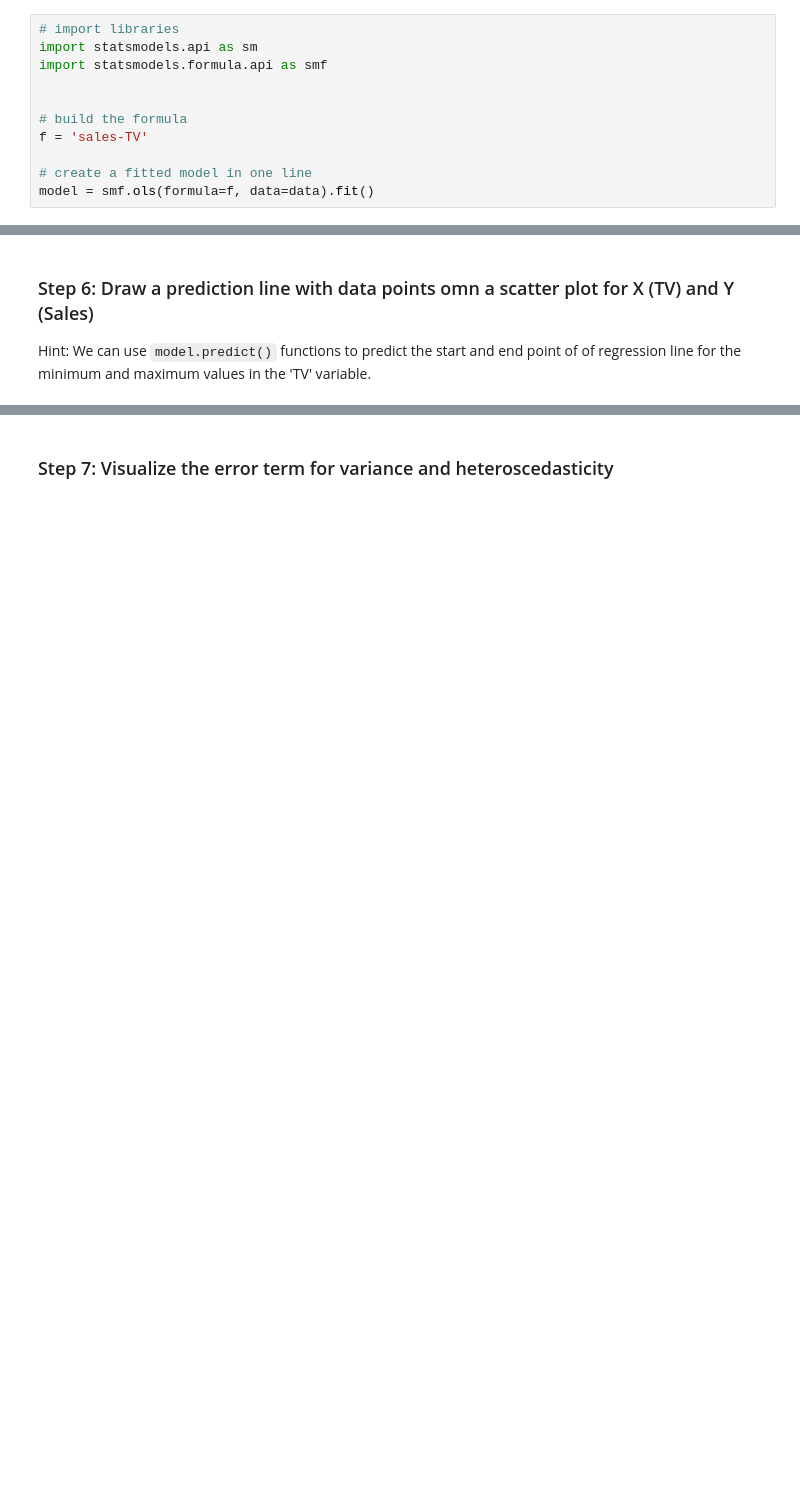
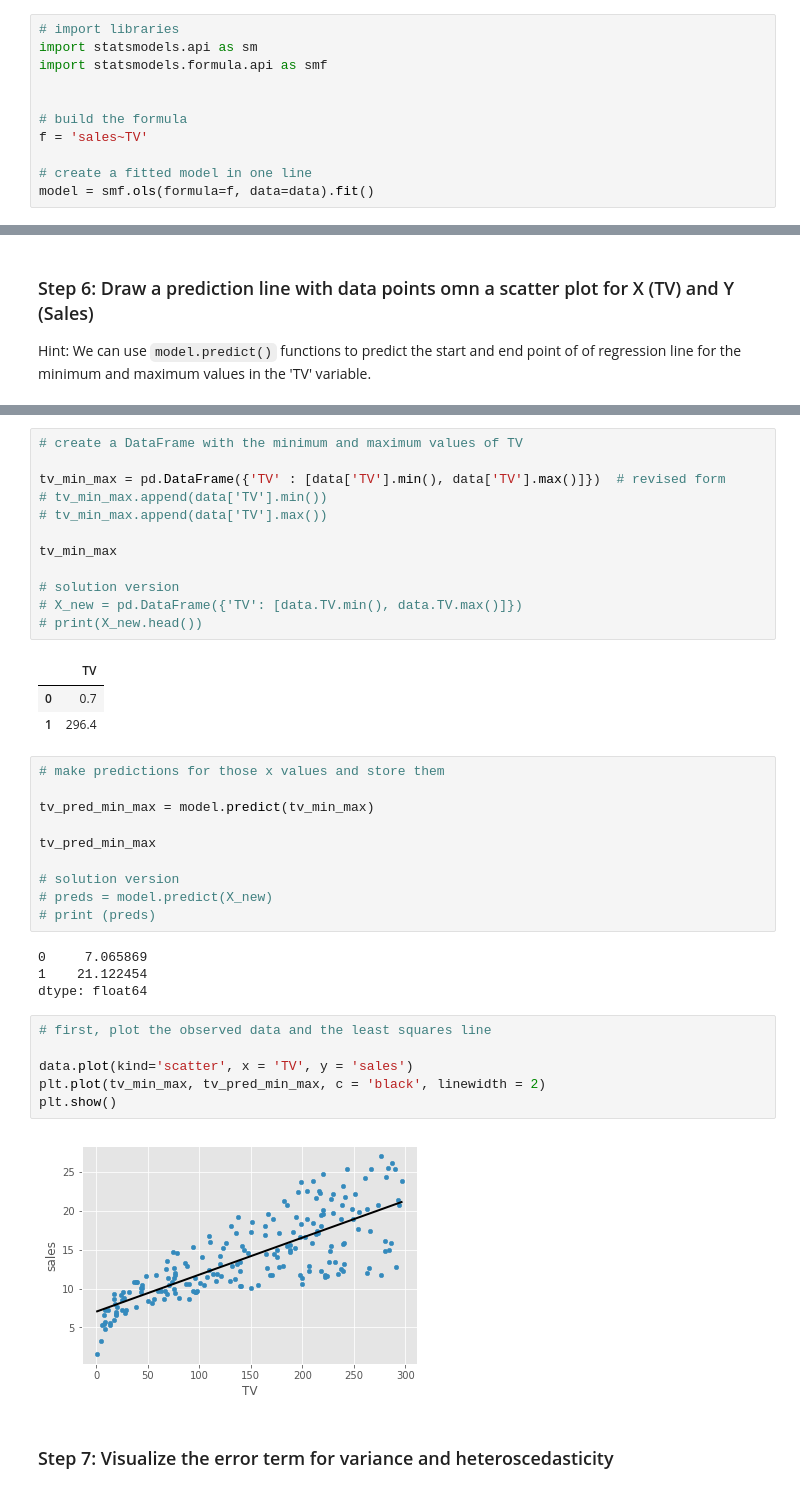
Before and after one commit to giorosati/dsc-01-10-13-regression-statsmodels-lab-online-ds-pt-100118, a Jupyter notebook: index.ipynb, the cells around one changed output, grey strips where cells are left out. Cells and saved outputs as stored; diff of their text form; blank space fills up the shorter version.

```diff
--- a/index.ipynb
+++ b/index.ipynb
@@ -114,7 +114,7 @@ import statsmodels.formula.api as smf
 
 
 # build the formula
-f = 'sales-TV'
+f = 'sales~TV'
 
 # create a fitted model in one line
 model = smf.ols(formula=f, data=data).fit()
@@ -168,2 +161,40 @@ dtype: float64
+# %%
+# create a DataFrame with the minimum and maximum values of TV
+
+tv_min_max = pd.DataFrame({'TV' : [data['TV'].min(), data['TV'].max()]})  # revised form
+# tv_min_max.append(data['TV'].min())
+# tv_min_max.append(data['TV'].max())
+
+tv_min_max
+
+# solution version
+# X_new = pd.DataFrame({'TV': [data.TV.min(), data.TV.max()]})
+# print(X_new.head())
+# %% [output]
+|  | TV |
+| 0 | 0.7 |
+| 1 | 296.4 |
+# %%
+# make predictions for those x values and store them
+
+tv_pred_min_max = model.predict(tv_min_max)
+
+tv_pred_min_max
+
+# solution version
+# preds = model.predict(X_new)
+# print (preds)
+# %% [output]
+0     7.065869
+1    21.122454
+dtype: float64
+# %%
+# first, plot the observed data and the least squares line
+
+data.plot(kind='scatter', x = 'TV', y = 'sales')
+plt.plot(tv_min_max, tv_pred_min_max, c = 'black', linewidth = 2)
+plt.show()
+# %% [output]
+[figure, added]
 # %% [markdown]
 ### Step 7: Visualize the error term for variance and heteroscedasticity
```
Also changed, not shown: parts of 16 cells of this notebook.
